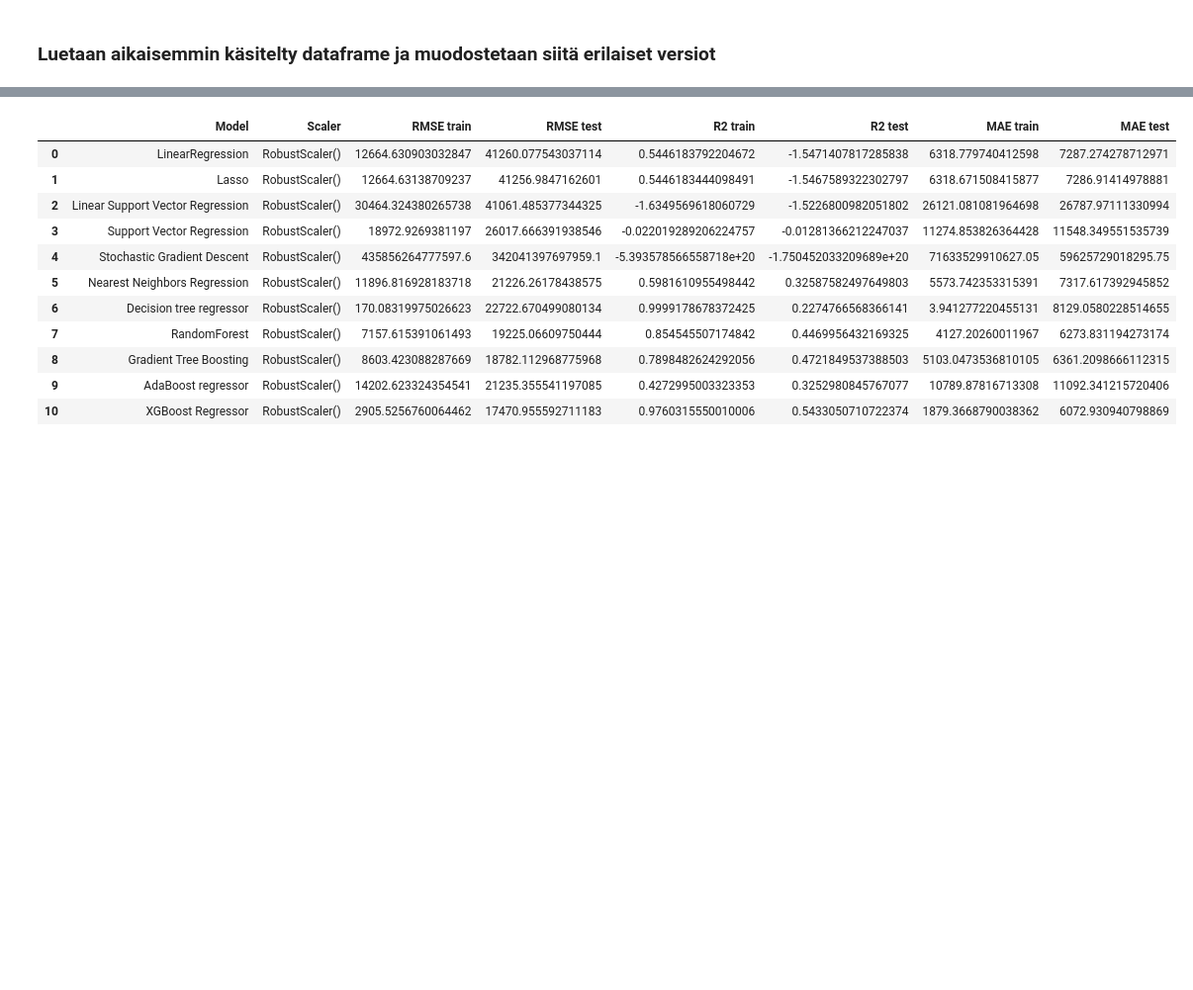
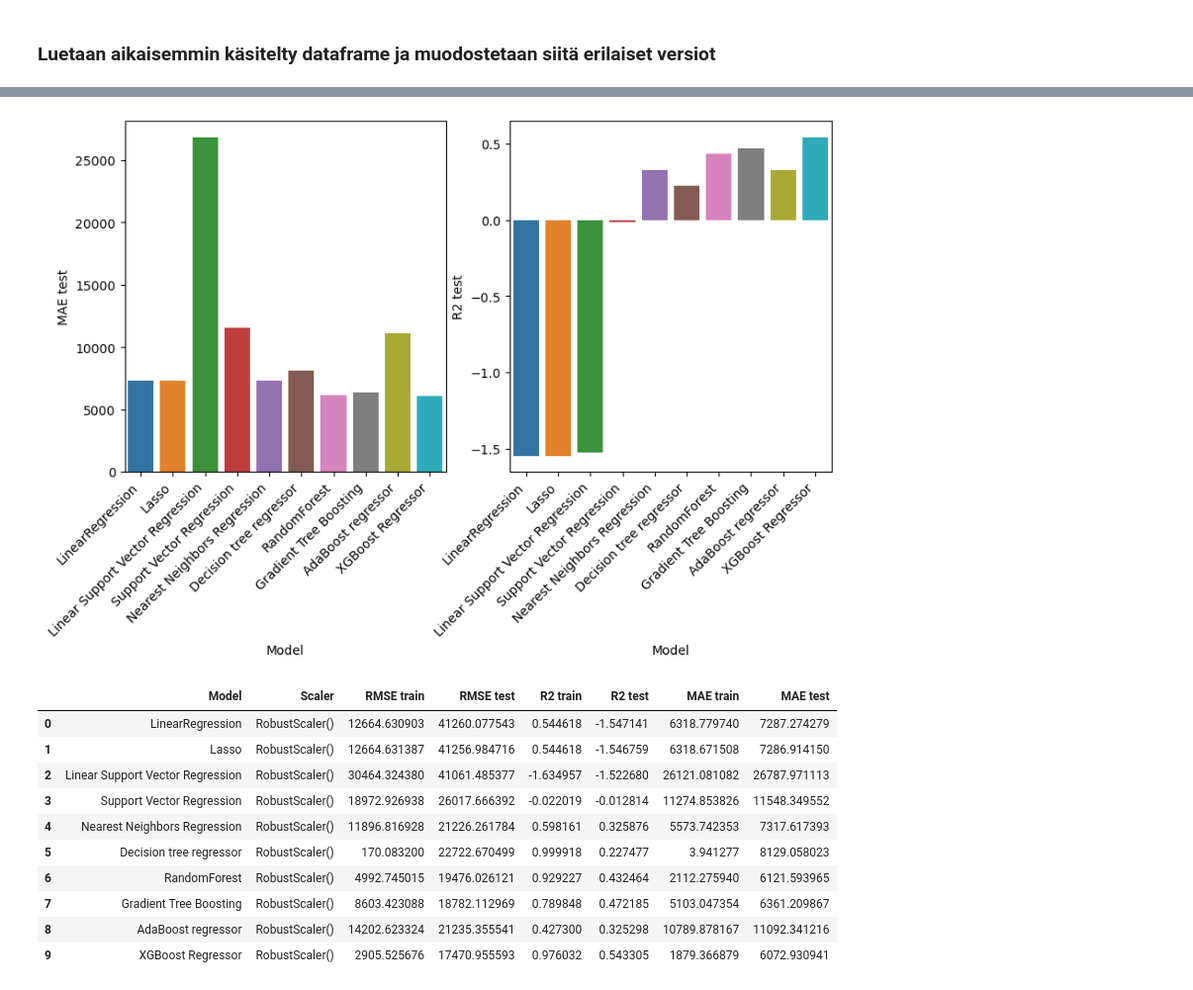
Before and after one commit to klehik/AI-DA-Projekti, a Jupyter notebook: testit/atte-ml.ipynb, the cells around one changed output, grey strips where cells are left out. Shown at 99% size. Cells and saved outputs as stored; diff of their text form; code cells hidden in the pictures; blank space fills up the shorter version.

```diff
--- a/testit/atte-ml.ipynb
+++ b/testit/atte-ml.ipynb
@@ -58,4 +58,17 @@ from sklearn.ensemble import RandomForestRegressor
 from sklearn.ensemble import GradientBoostingRegressor
 from sklearn.ensemble import AdaBoostRegressor
 from xgboost import XGBRegressor
+# %%
+random_state = 42
+models = {"LinearRegression":LinearRegression(),
+            "Lasso":linear_model.Lasso(alpha=0.1),
+            "Linear Support Vector Regression": LinearSVR(random_state=random_state),
+            "Support Vector Regression":svm.SVR(),
+            "Nearest Neighbors Regression":KNeighborsRegressor(),
+            "Decision tree regressor":DecisionTreeRegressor(random_state=random_state),
+            "RandomForest": RandomForestRegressor(random_state=random_state),
+            "Gradient Tree Boosting":GradientBoostingRegressor(random_state=random_state),
+            "AdaBoost regressor": AdaBoostRegressor(random_state=random_state),
+            "XGBoost Regressor": XGBRegressor(seed = random_state)
+            }
 # %% [markdown]
@@ -69,7 +85,5 @@ MAE = Mean absolute error.  Keskimääräinen absoluuttinen virhe antaa numeeris
 # %%
-def evaluate_models(df,scaler):
-
-
+def evaluate_models(df,scaler,models):
     random_state = 42
 
     tulos = pd.DataFrame
@@ -90,20 +104,6 @@ def evaluate_models(df,scaler):
         X_test = pd.DataFrame(scaler.transform(X_test), columns=features)
 
 
-    models = {"LinearRegression":LinearRegression(),
-            "Lasso":linear_model.Lasso(alpha=0.1),
-            "Linear Support Vector Regression": LinearSVR(random_state=random_state),
-            "Support Vector Regression":svm.SVR(),
-            "Stochastic Gradient Descent":SGDRegressor(),
-            "Nearest Neighbors Regression":KNeighborsRegressor(),
-            "Decision tree regressor":DecisionTreeRegressor(random_state=random_state),
-            "RandomForest": RandomForestRegressor(max_depth=10, random_state=random_state),
-            "Gradient Tree Boosting":GradientBoostingRegressor(random_state=random_state),
-            "AdaBoost regressor": AdaBoostRegressor(random_state=random_state),
-            "XGBoost Regressor": XGBRegressor(seed = random_state)
-            }
-
-
     for name, model in models.items():
 
 
@@ -118,6 +118,18 @@ def evaluate_models(df,scaler):
 
         tulos.loc[len(tulos)] = [name,scaler,RMSE_train,RMSE_test,r2_train,r2_test,MAE_train,MAE_test]
 
+        # if name == "XGBoost Regressor":
+        #     print(model.feature_importances_)
+    plt.figure(figsize=(10,5))
+    plt.subplot(1,2,1)
+    sns.barplot(data=tulos,x ="Model", y="MAE test")
+    plt.xticks(rotation=45,ha="right")
+    plt.subplot(1,2,2)
+    sns.barplot(data=tulos,x ="Model", y="R2 test")
+    plt.xticks(rotation=45,ha="right")
+
+    plt.show()
+
 
     return tulos
 # %%
@@ -153,16 +165,16 @@ evaluate_models(res_bat,StandardScaler())
 # %%
-evaluate_models(res_bat,RobustScaler())
+evaluate_models(res_bat,RobustScaler(),models)
 # %% [output]
+[figure, added]
 |  | Model | Scaler | RMSE train | RMSE test | R2 train | R2 test | MAE train | MAE test |
-| 0 | LinearRegression | RobustScaler() | 12664.630903032847 | 41260.077543037114 | 0.5446183792204672 | -1.5471407817285838 | 6318.779740412598 | 7287.274278712971 |
-| 1 | Lasso | RobustScaler() | 12664.63138709237 | 41256.9847162601 | 0.5446183444098491 | -1.5467589322302797 | 6318.671508415877 | 7286.91414978881 |
-| 2 | Linear Support Vector Regression | RobustScaler() | 30464.324380265738 | 41061.485377344325 | -1.6349569618060729 | -1.5226800982051802 | 26121.081081964698 | 26787.97111330994 |
-| 3 | Support Vector Regression | RobustScaler() | 18972.9269381197 | 26017.666391938546 | -0.022019289206224757 | -0.01281366212247037 | 11274.853826364428 | 11548.349551535739 |
-| 4 | Stochastic Gradient Descent | RobustScaler() | 435856264777597.6 | 342041397697959.1 | -5.393578566558718e+20 | -1.750452033209689e+20 | 71633529910627.05 | 59625729018295.75 |
-| 5 | Nearest Neighbors Regression | RobustScaler() | 11896.816928183718 | 21226.26178438575 | 0.5981610955498442 | 0.32587582497649803 | 5573.742353315391 | 7317.617392945852 |
-| 6 | Decision tree regressor | RobustScaler() | 170.08319975026623 | 22722.670499080134 | 0.9999178678372425 | 0.2274766568366141 | 3.941277220455131 | 8129.0580228514655 |
-| 7 | RandomForest | RobustScaler() | 7157.615391061493 | 19225.06609750444 | 0.854545507174842 | 0.4469956432169325 | 4127.20260011967 | 6273.831194273174 |
-| 8 | Gradient Tree Boosting | RobustScaler() | 8603.423088287669 | 18782.112968775968 | 0.7898482624292056 | 0.4721849537388503 | 5103.0473536810105 | 6361.2098666112315 |
-| 9 | AdaBoost regressor | RobustScaler() | 14202.623324354541 | 21235.355541197085 | 0.4272995003323353 | 0.3252980845767077 | 10789.87816713308 | 11092.341215720406 |
-| 10 | XGBoost Regressor | RobustScaler() | 2905.5256760064462 | 17470.955592711183 | 0.9760315550010006 | 0.5433050710722374 | 1879.3668790038362 | 6072.930940798869 |
+| 0 | LinearRegression | RobustScaler() | 12664.630903 | 41260.077543 | 0.544618 | -1.547141 | 6318.779740 | 7287.274279 |
+| 1 | Lasso | RobustScaler() | 12664.631387 | 41256.984716 | 0.544618 | -1.546759 | 6318.671508 | 7286.914150 |
+| 2 | Linear Support Vector Regression | RobustScaler() | 30464.324380 | 41061.485377 | -1.634957 | -1.522680 | 26121.081082 | 26787.971113 |
+| 3 | Support Vector Regression | RobustScaler() | 18972.926938 | 26017.666392 | -0.022019 | -0.012814 | 11274.853826 | 11548.349552 |
+| 4 | Nearest Neighbors Regression | RobustScaler() | 11896.816928 | 21226.261784 | 0.598161 | 0.325876 | 5573.742353 | 7317.617393 |
+| 5 | Decision tree regressor | RobustScaler() | 170.083200 | 22722.670499 | 0.999918 | 0.227477 | 3.941277 | 8129.058023 |
+| 6 | RandomForest | RobustScaler() | 4992.745015 | 19476.026121 | 0.929227 | 0.432464 | 2112.275940 | 6121.593965 |
+| 7 | Gradient Tree Boosting | RobustScaler() | 8603.423088 | 18782.112969 | 0.789848 | 0.472185 | 5103.047354 | 6361.209867 |
+| 8 | AdaBoost regressor | RobustScaler() | 14202.623324 | 21235.355541 | 0.427300 | 0.325298 | 10789.878167 | 11092.341216 |
+| 9 | XGBoost Regressor | RobustScaler() | 2905.525676 | 17470.955593 | 0.976032 | 0.543305 | 1879.366879 | 6072.930941 |
 # %%
```
Also changed, not shown: parts of 30 cells of this notebook.
